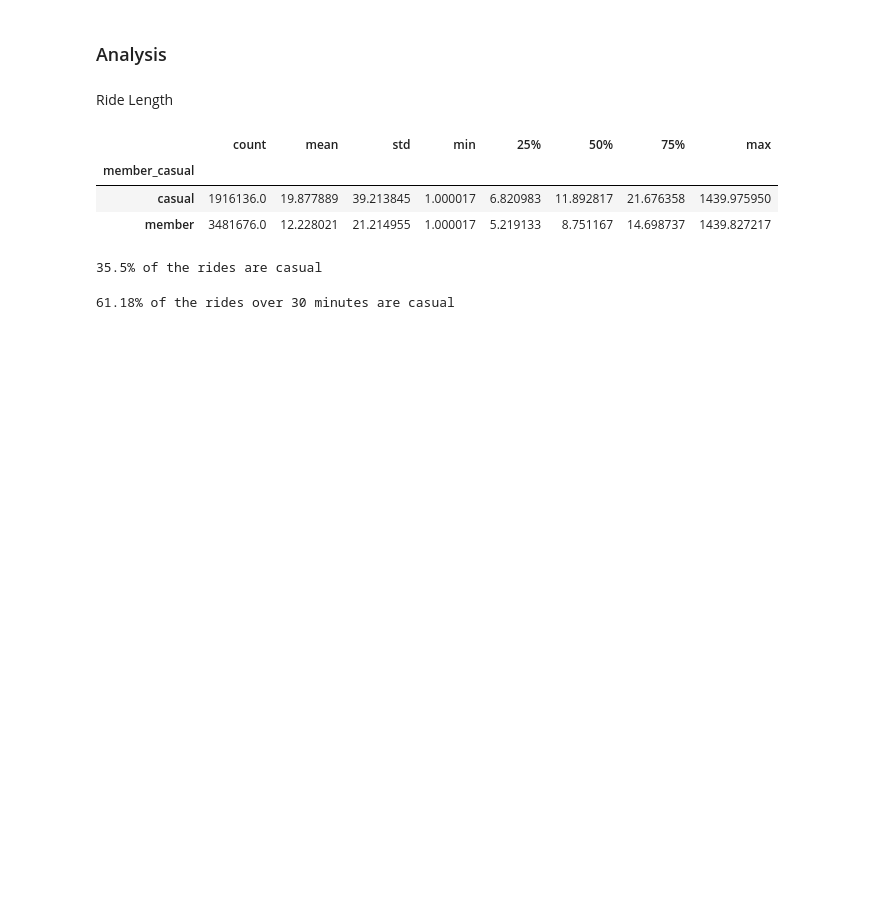
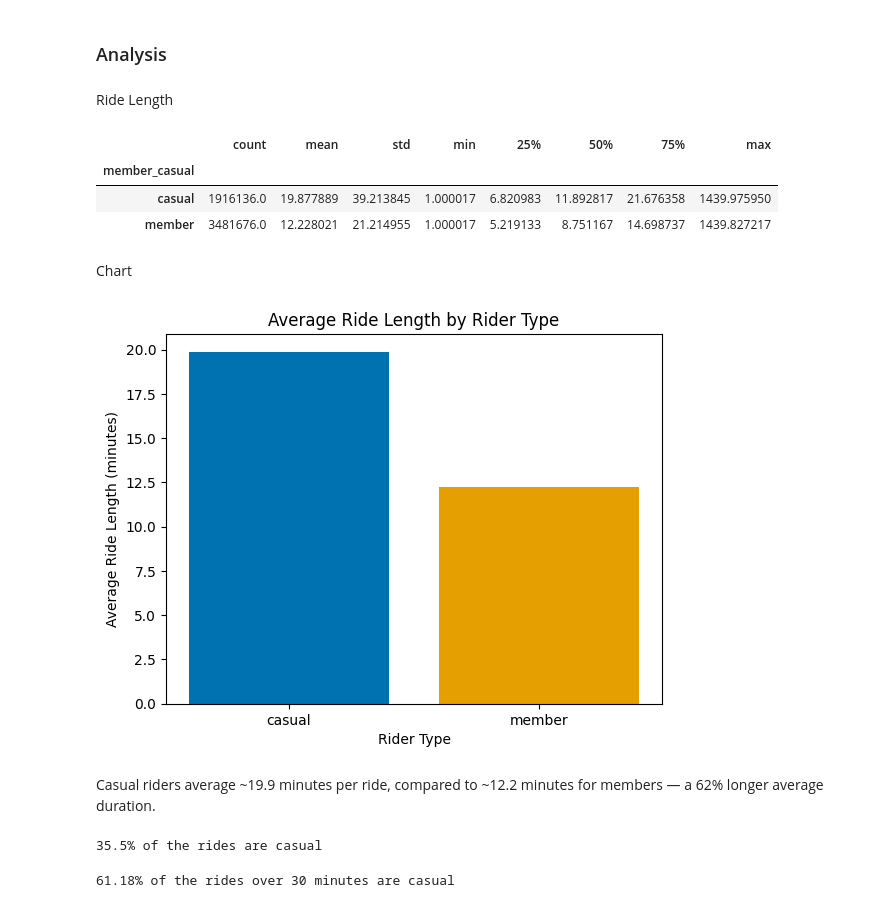
Before and after one commit to Fareed04/Case_Study__Cyclistic_bike_share_analysis, a Jupyter notebook: notebooks/experiments.ipynb, the cells around one changed output. Drawn from its saved outputs; the diff is of its cells as text; code cells hidden in the pictures; blank space fills up the shorter version.

Commit message:
feat: add ride length and weekday distribution visualizations comparing casual vs member riders

```diff
--- a/notebooks/experiments.ipynb
+++ b/notebooks/experiments.ipynb
@@ -286,12 +287,39 @@ cleaned_data.head()
 Ride Length
 # %%
 # Riding length patterns between members
-cleaned_data.groupby("member_casual")["ride_length_mins"].describe()
+ride_length = cleaned_data.groupby("member_casual")["ride_length_mins"].describe()
+ride_length
 # %% [output]
 |  | count | mean | std | min | 25% | 50% | 75% | max |
 | member_casual |  |  |  |  |  |  |  |  |
 | casual | 1916136.0 | 19.877889 | 39.213845 | 1.000017 | 6.820983 | 11.892817 | 21.676358 | 1439.975950 |
 | member | 3481676.0 | 12.228021 | 21.214955 | 1.000017 | 5.219133 | 8.751167 | 14.698737 | 1439.827217 |
+# %% [markdown]
+Chart
+# %%
+# Data
+labels = ride_length.index
+height = ride_length["mean"]
+colors = ['#0072B2', '#E69F00']
+
+# Building the chart
+plt.bar(labels, height, color=colors)
+
+# Labels
+plt. title("Average Ride Length by Rider Type")
+plt.xlabel("Rider Type")
+plt.ylabel("Average Ride Length (minutes)")
+
+
+# Saving the chart
+plt.savefig("../images/ride_length_members_vs_casual", bbox_inches="tight")
+
+# show
+plt.show()
+# %% [output]
+[figure, added]
+# %% [markdown]
+Casual riders average ~19.9 minutes per ride, compared to ~12.2 minutes for members — a 62% longer average duration.
 # %%
 # Overall percentage of casual rides
 casual_rides = (cleaned_data["member_casual"] == "casual").sum()
```
Also changed, not shown: parts of 4 cells of this notebook, 2 other files.
